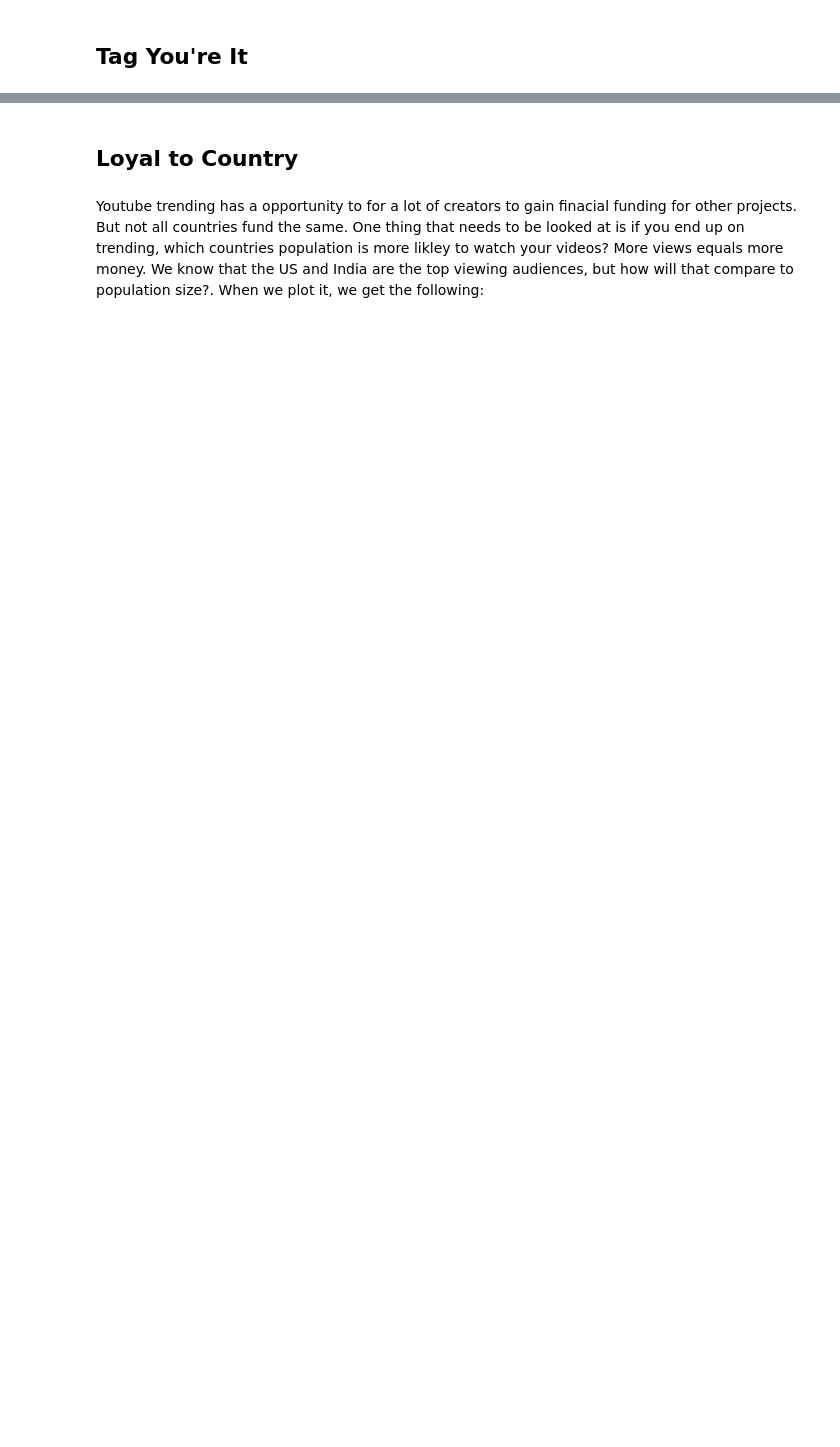
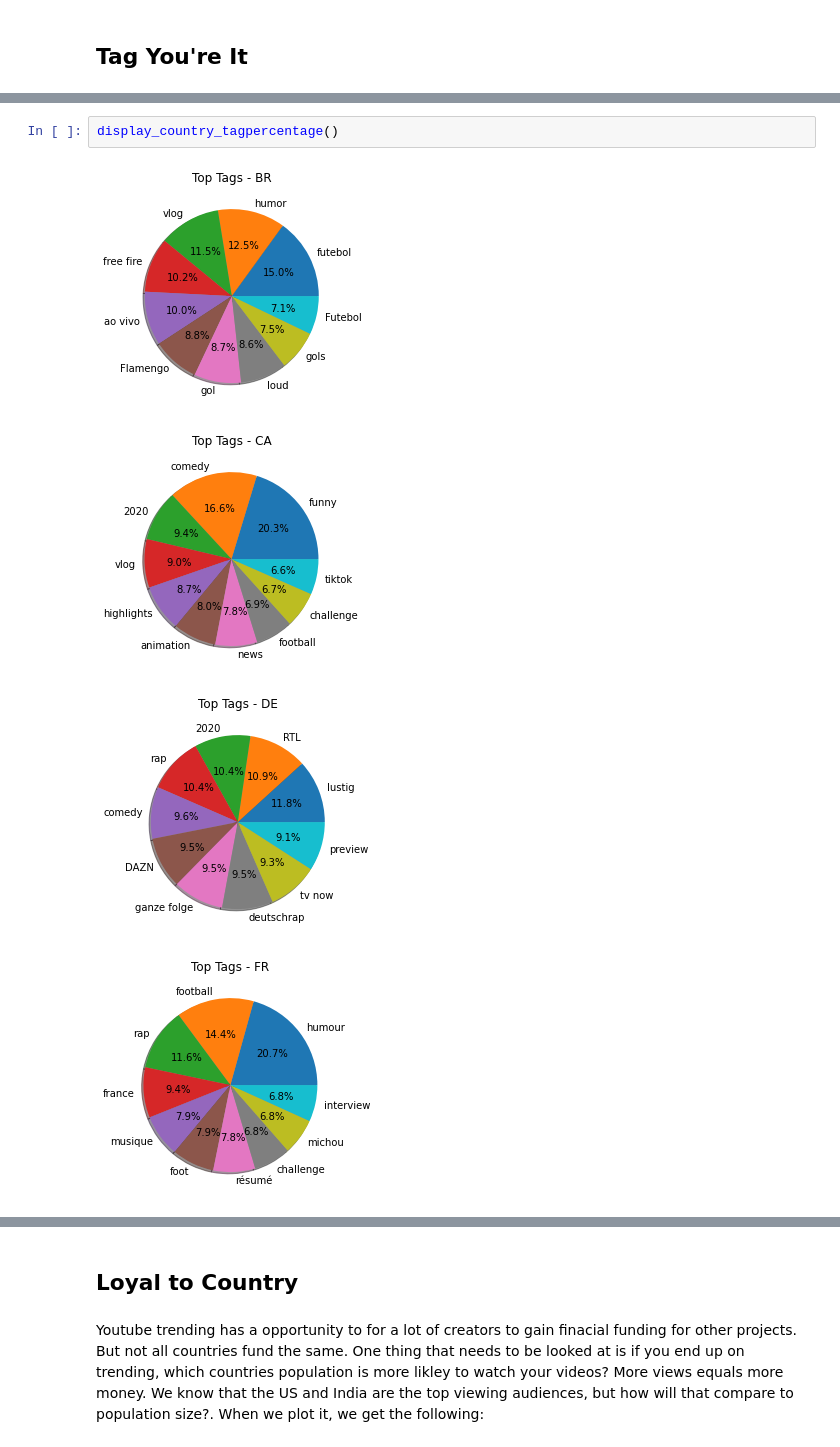
Before and after one commit to pmundot/youtube, a Jupyter notebook: Youtube_Worldwide.ipynb, the cells around one changed output, grey strips where cells are left out. Drawn from its saved outputs; the diff is of its cells as text; blank space fills up the shorter version.

```diff
--- a/Youtube_Worldwide.ipynb
+++ b/Youtube_Worldwide.ipynb
@@ -385,0 +452,7 @@ Of the top 15 most watched catgories by country we get the following:
+# %%
+display_country_tagpercentage()
+# %% [output]
+[figure, added]
+[figure, added]
+[figure, added]
+[figure, added]
```
Also changed, not shown: parts of 15 cells of this notebook.
